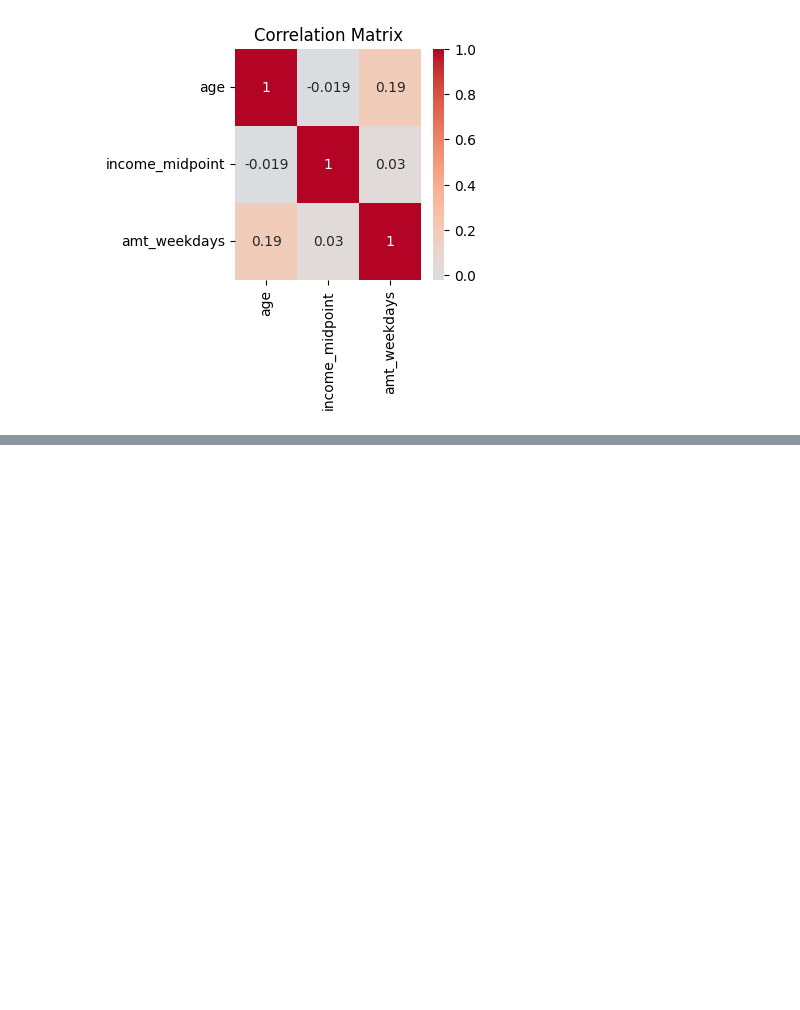
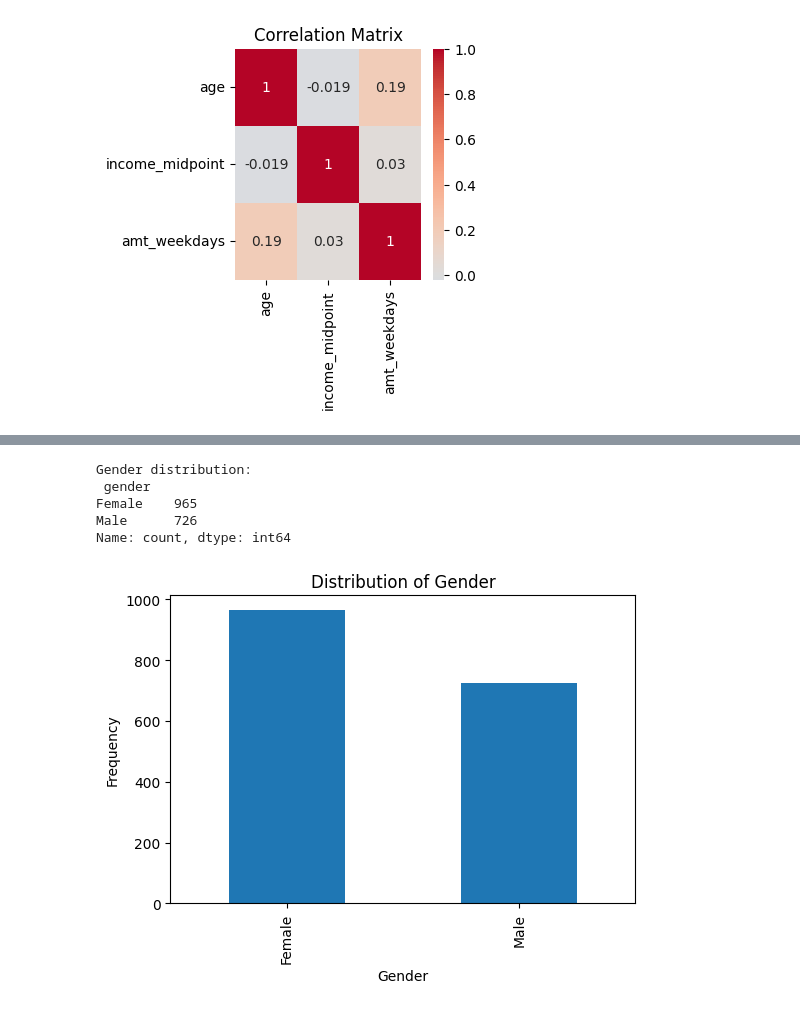
Before and after one commit to mrudulmamtani/EDA-DA-1, a Jupyter notebook: Mrudul_Mamtani_(22BCE3721).ipynb, the cells around one changed output, grey strips where cells are left out. Drawn from its saved outputs; the diff is of its cells as text; code cells hidden in the pictures; blank space fills up the shorter version.

```diff
--- a/Mrudul_Mamtani_(22BCE3721).ipynb
+++ b/Mrudul_Mamtani_(22BCE3721).ipynb
@@ -543,0 +588,17 @@ plt.show()
+# %%
+# Analysing 'gender':
+gender_counts = df['gender'].value_counts()
+print("\nGender distribution:\n", gender_counts)
+plt.figure(figsize=(6, 4))
+gender_counts.plot(kind='bar')
+plt.title('Distribution of Gender')
+plt.xlabel('Gender')
+plt.ylabel('Frequency')
+plt.show()
+# %% [output]
+Gender distribution:
+ gender
+Female    965
+Male      726
+Name: count, dtype: int64
+[figure, added]
```
Also changed, not shown: parts of 29 cells of this notebook.
